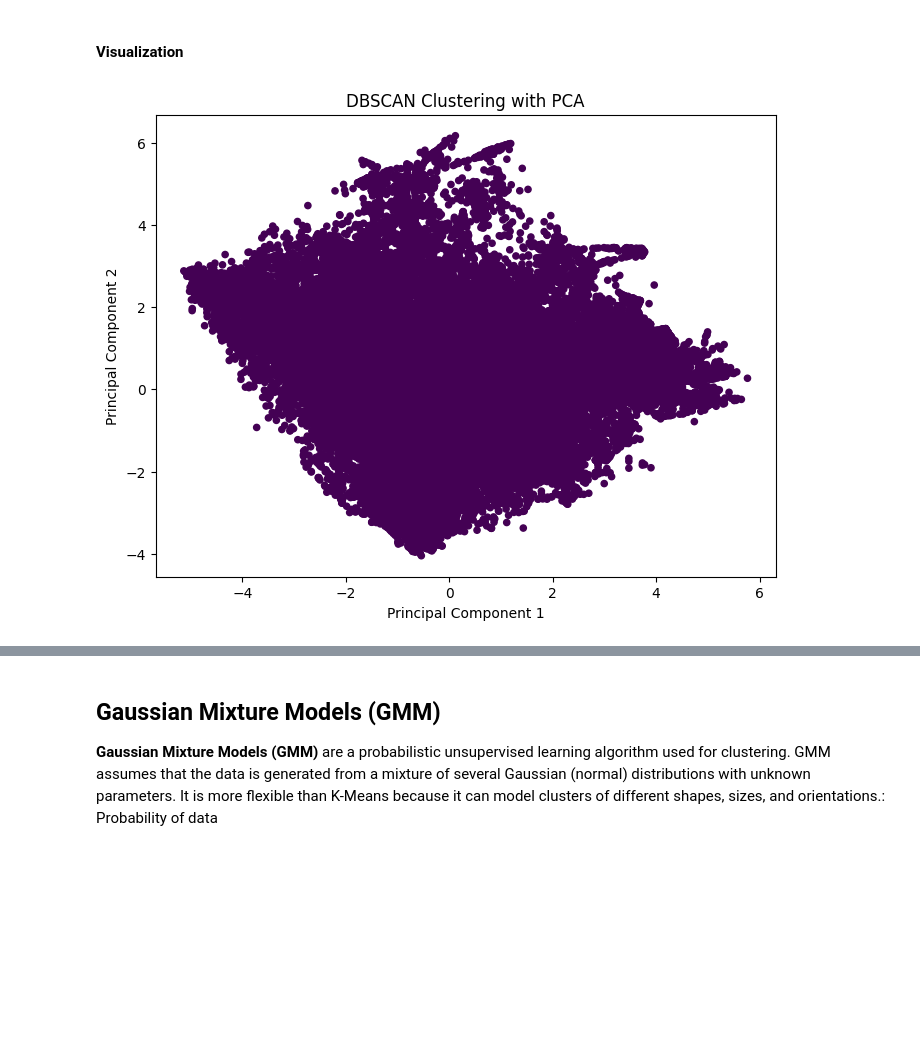
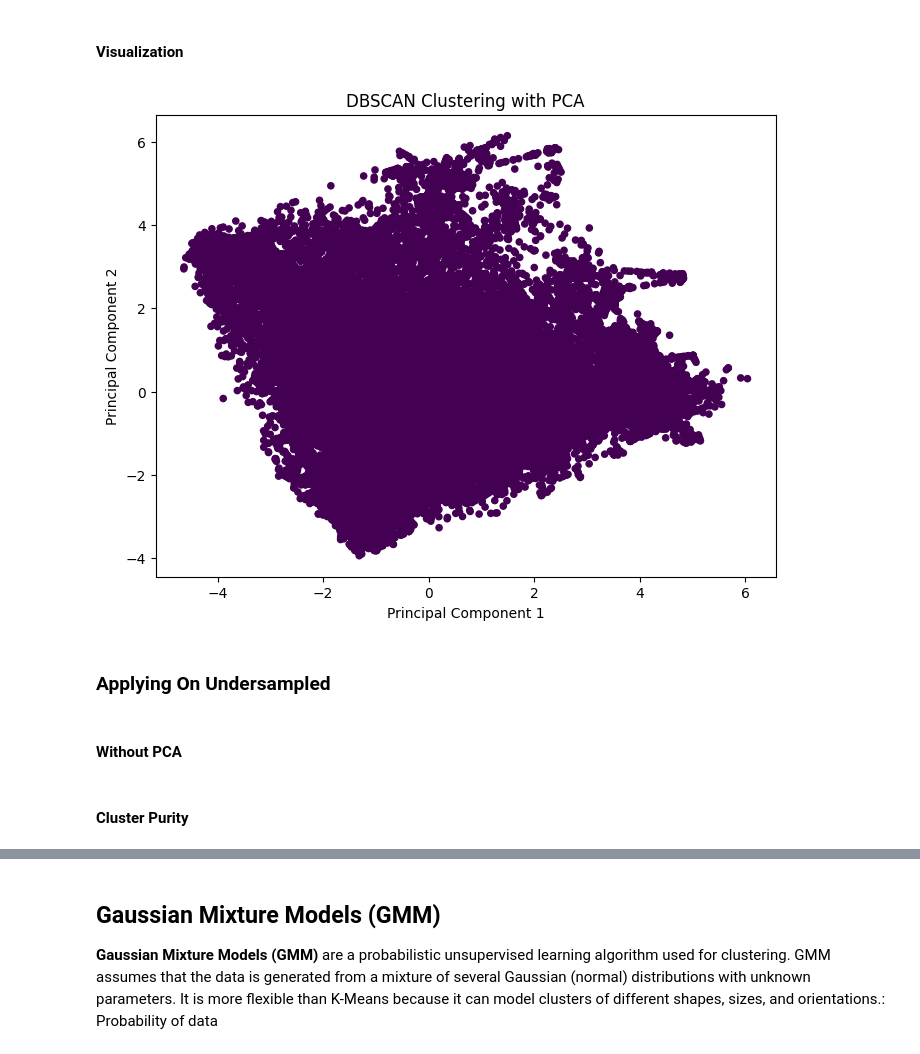
Before and after one commit to sarmadsaleem333/ML-Semester-Project-Crop-Classifier, a Jupyter notebook: ml-project-unsupervised-learning.ipynb, the cells around one changed output, grey strips where cells are left out. Cells and saved outputs as stored; diff of their text form; code cells hidden in the pictures; blank space fills up the shorter version.

```diff
--- a/ml-project-unsupervised-learning.ipynb
+++ b/ml-project-unsupervised-learning.ipynb
@@ -913,7 +1047,7 @@ print(f"Silhouette Score: {score:.4f}")
 # %%
 # DBSCAN with PCA
 dbscan_pca_smote = DBSCAN(eps=0.5, min_samples=5)  # Adjust eps and min_samples as needed
-dbscan_clusters_pca_smote= dbscan_pca.fit_predict(pca_features)
+dbscan_clusters_pca_smote= dbscan_pca_smote.fit_predict(pca_features_smote)
 # %% [markdown]
 #### Cluster Purity
 # %%
@@ -939,10 +1073,14 @@ plot_confusion_matrix(matrix_dbscan_pca_smote)
 # %%
 # Visualization: DBSCAN Clustering Results with PCA
 plt.figure(figsize=(8, 6))
-plt.scatter(pca_features[:, 0], pca_features[:, 1], c=dbscan_clusters_pca, cmap='viridis', s=20)
+plt.scatter(pca_features_smote[:, 0], pca_features_smote[:, 1], c=dbscan_clusters_pca_smote, cmap='viridis', s=20)
 plt.title("DBSCAN Clustering with PCA")
 plt.xlabel("Principal Component 1")
 plt.ylabel("Principal Component 2")
 plt.show()
 # %% [output]
-[figure, old version]
+[figure, new version]
+# %% [markdown]
+### Applying On Undersampled
+# %% [markdown]
+#### Without PCA
@@ -948,0 +1093,2 @@ plt.show()
+# %% [markdown]
+#### Cluster Purity
```
Also changed, not shown: parts of 92 cells of this notebook.
